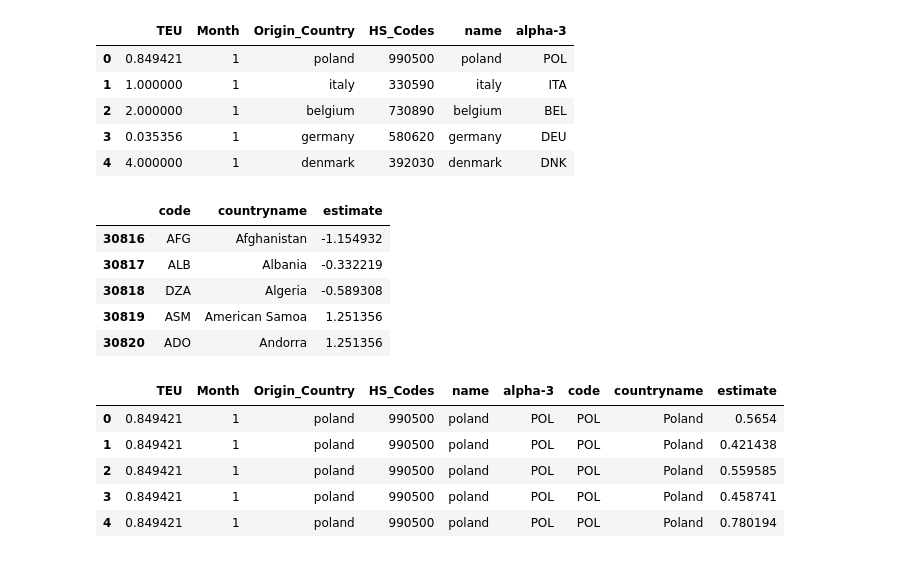
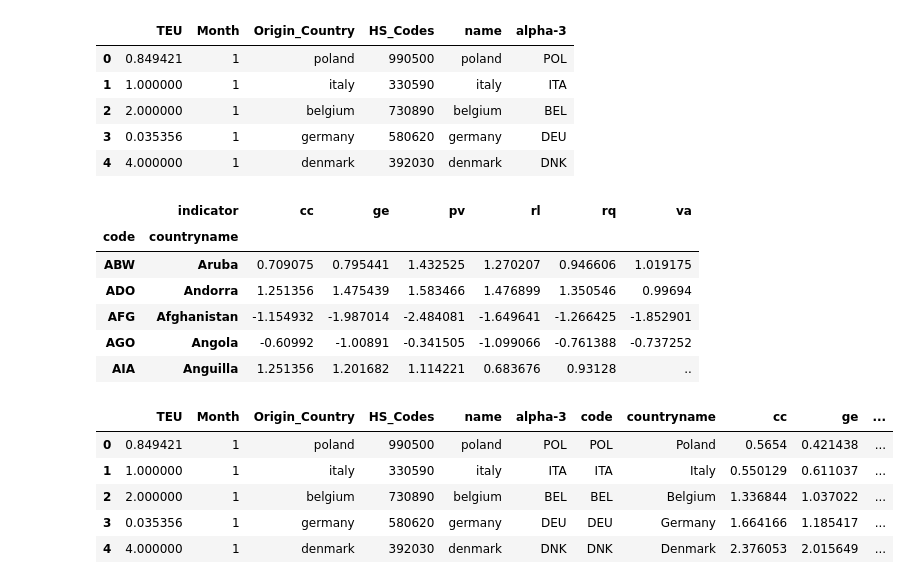
Before and after one commit to jldfernando/MELJS, a Jupyter notebook: notebooks/data cleaning and merging.ipynb, the cells around one changed output. Saved outputs shown, nothing was run; the diff lists cells and outputs as text; code cells hidden in the pictures.

Commit message:
merged wgi and seadistance data

```diff
--- a/notebooks/data cleaning and merging.ipynb
+++ b/notebooks/data cleaning and merging.ipynb
@@ -125,4 +129,4 @@ wgi_data.head()
 # %%
-wgi_data = wgi_data[['code','countryname','estimate']]
+wgi_data = wgi_data[['code','countryname','indicator','estimate']]
 wgi_data.head()
 # %% [output]
@@ -134,0 +139,3 @@ wgi_data.head()
+# %%
+wgi_df = wgi_data.pivot(index=['code','countryname'],columns='indicator', values='estimate')
+wgi_df
@@ -416,5 +464,7 @@ merged_df.drop(columns=['corrected_name'], inplace=True)
 # %% [markdown]
 ## merge wgi_data
+# %%
+merged_df = pd.read_csv('../data/processed_data/merged_df.csv', index_col=0)
 # %%
 merged_df.head()
 # %% [output]
@@ -425,21 +475,24 @@ merged_df.head()
 | 3 | 0.035356 | 1 | germany | 580620 | germany | DEU |
 | 4 | 4.000000 | 1 | denmark | 392030 | denmark | DNK |
 # %%
-wgi_data.head()
+wgi_df.head()
 # %% [output]
-|  | code | countryname | estimate |
-| 30816 | AFG | Afghanistan | -1.154932 |
-| 30817 | ALB | Albania | -0.332219 |
-| 30818 | DZA | Algeria | -0.589308 |
-| 30819 | ASM | American Samoa | 1.251356 |
-| 30820 | ADO | Andorra | 1.251356 |
+|  | indicator | cc | ge | pv | rl | rq | va |
+| code | countryname |  |  |  |  |  |  |
+| ABW | Aruba | 0.709075 | 0.795441 | 1.432525 | 1.270207 | 0.946606 | 1.019175 |
+| ADO | Andorra | 1.251356 | 1.475439 | 1.583466 | 1.476899 | 1.350546 | 0.99694 |
+| AFG | Afghanistan | -1.154932 | -1.987014 | -2.484081 | -1.649641 | -1.266425 | -1.852901 |
+| AGO | Angola | -0.60992 | -1.00891 | -0.341505 | -1.099066 | -0.761388 | -0.737252 |
+| AIA | Anguilla | 1.251356 | 1.201682 | 1.114221 | 0.683676 | 0.93128 | .. |
+# %%
+wgi_df = wgi_df.reset_index()
 # %%
-merged_df2 = pd.merge(merged_df, wgi_data, left_on = 'alpha-3', right_on = 'code', how = 'left')
+merged_df2 = pd.merge(merged_df, wgi_df, left_on = 'alpha-3', right_on = 'code', how = 'left')
 merged_df2.head()
 # %% [output]
-|  | TEU | Month | Origin_Country | HS_Codes | name | alpha-3 | code | countryname | estimate |
-| 0 | 0.849421 | 1 | poland | 990500 | poland | POL | POL | Poland | 0.5654 |
-| 1 | 0.849421 | 1 | poland | 990500 | poland | POL | POL | Poland | 0.421438 |
-| 2 | 0.849421 | 1 | poland | 990500 | poland | POL | POL | Poland | 0.559585 |
-| 3 | 0.849421 | 1 | poland | 990500 | poland | POL | POL | Poland | 0.458741 |
-| 4 | 0.849421 | 1 | poland | 990500 | poland | POL | POL | Poland | 0.780194 |
+|  | TEU | Month | Origin_Country | HS_Codes | name | alpha-3 | code | countryname | cc | ge | ... |
+| 0 | 0.849421 | 1 | poland | 990500 | poland | POL | POL | Poland | 0.5654 | 0.421438 | ... |
+| 1 | 1.000000 | 1 | italy | 330590 | italy | ITA | ITA | Italy | 0.550129 | 0.611037 | ... |
+| 2 | 2.000000 | 1 | belgium | 730890 | belgium | BEL | BEL | Belgium | 1.336844 | 1.037022 | ... |
+| 3 | 0.035356 | 1 | germany | 580620 | germany | DEU | DEU | Germany | 1.664166 | 1.185417 | ... |
+| 4 | 4.000000 | 1 | denmark | 392030 | denmark | DNK | DNK | Denmark | 2.376053 | 2.015649 | ... |
```
Also changed, not shown: parts of 46 cells of this notebook.
